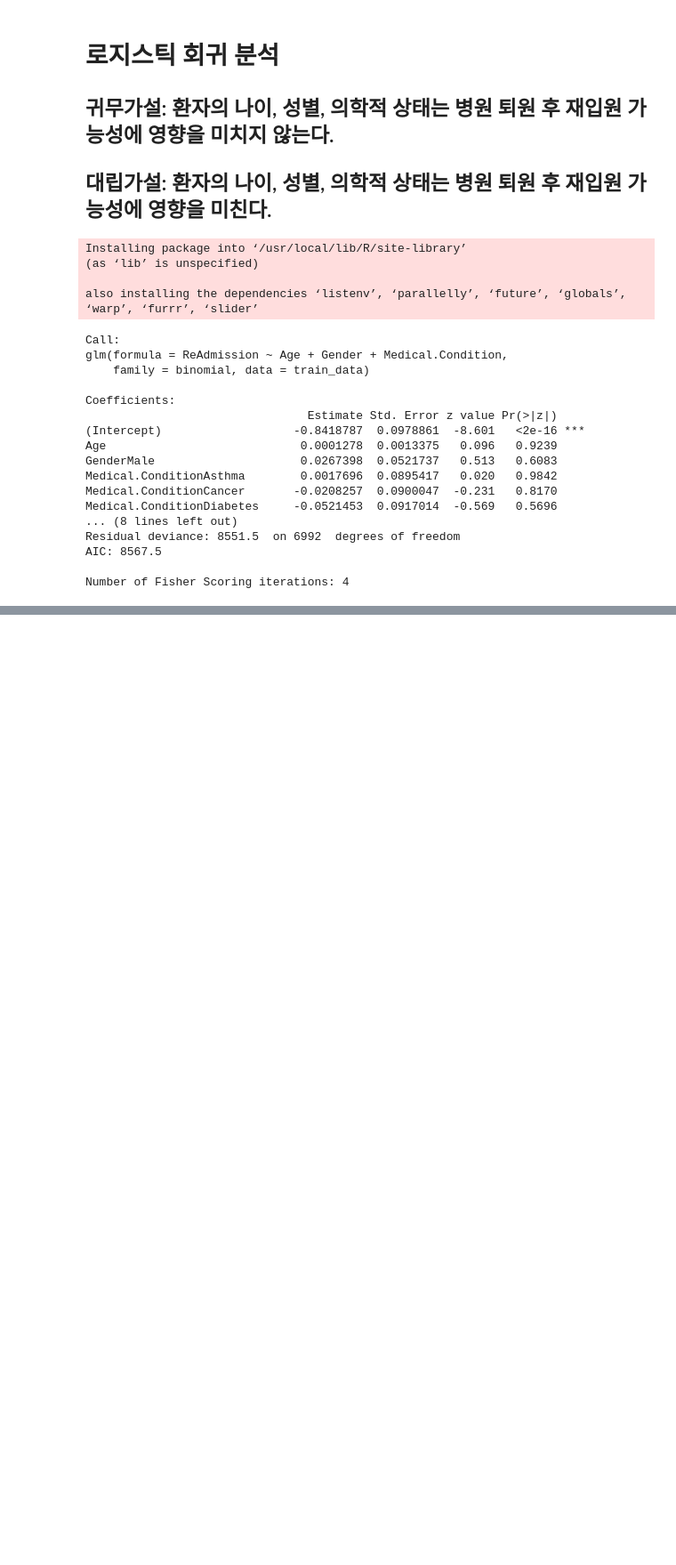
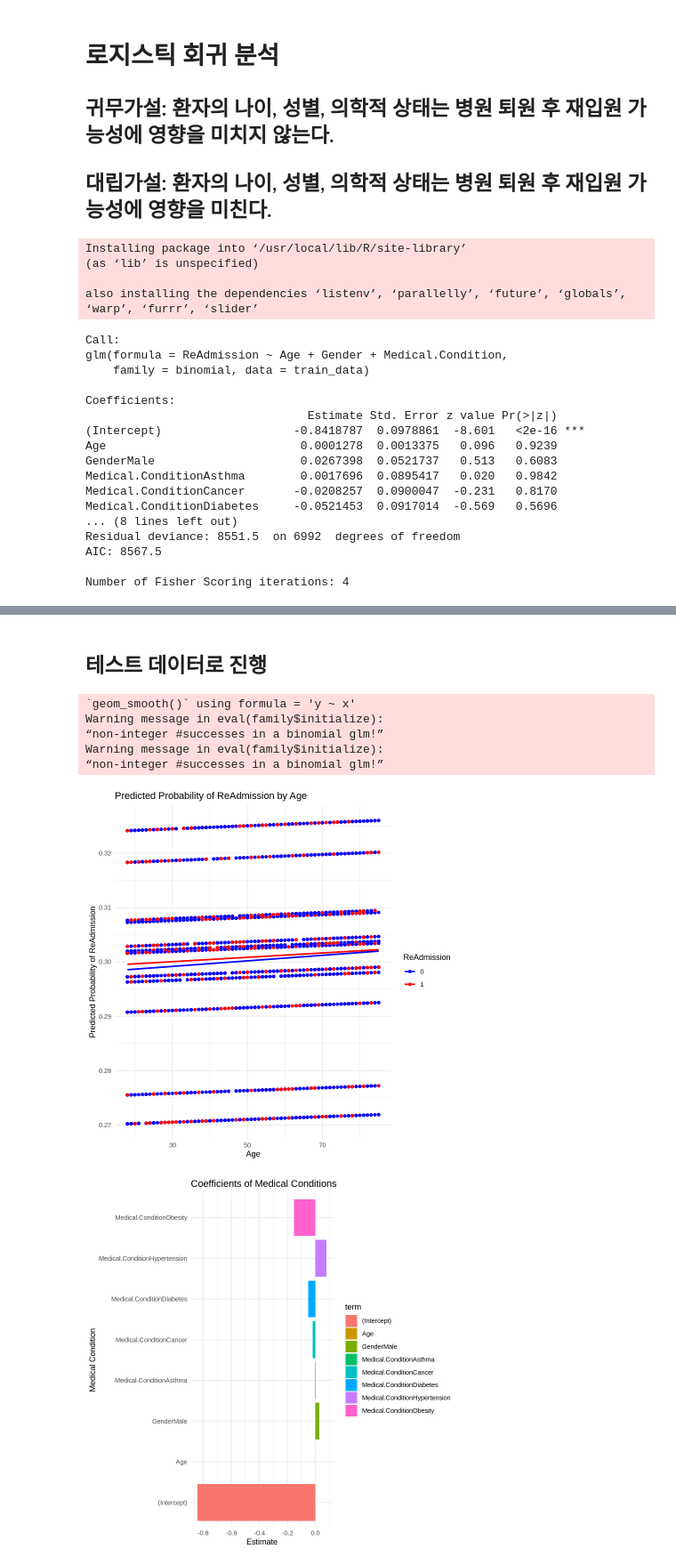
Before and after one commit to osohyun0224/BigData-Final-Project, a Jupyter notebook: MedicalData_Analyze_Logistic.ipynb, the cells around one changed output, grey strips where cells are left out. Shown at 89% size. Drawn from its saved outputs; the diff is of its cells as text; code cells hidden in the pictures; blank space fills up the shorter version.

```diff
--- a/MedicalData_Analyze_Logistic.ipynb
+++ b/MedicalData_Analyze_Logistic.ipynb
@@ -127,0 +200,38 @@ Number of Fisher Scoring iterations: 4
+# %% [markdown]
+## 테스트 데이터로 진행
+# %%
+# ReAdmission을 팩터로 변환합니다.
+test_data$ReAdmission <- factor(test_data$ReAdmission)
+
+# 예측 확률을 계산합니다.
+test_data$predicted_prob <- predict(logistic_model, test_data, type = "response")
+
+# Age와 예측 확률에 대한 그래프를 그립니다.
+ggplot(test_data, aes(x = Age, y = predicted_prob, color = ReAdmission)) +
+  geom_point() +
+  geom_smooth(method = "glm", method.args = list(family = "binomial"), se = FALSE, aes(y = predicted_prob)) +
+  scale_color_manual(values = c("blue", "red")) +
+  labs(title = "Predicted Probability of ReAdmission by Age",
+       x = "Age",
+       y = "Predicted Probability of ReAdmission") +
+  theme_minimal()
+
+# 모델의 계수를 데이터 프레임으로 변환합니다.
+coef_df <- broom::tidy(logistic_model)
+
+# Medical Conditions 계수에 대한 바 그래프를 그립니다.
+ggplot(coef_df, aes(x = term, y = estimate)) +
+  geom_bar(stat = "identity", aes(fill = term)) +
+  coord_flip() + # x 축과 y 축을 뒤집습니다.
+  labs(title = "Coefficients of Medical Conditions",
+       x = "Medical Condition",
+       y = "Estimate") +
+  theme_minimal()
+# %% [output]
+`geom_smooth()` using formula = 'y ~ x'
+Warning message in eval(family$initialize):
+“non-integer #successes in a binomial glm!”
+Warning message in eval(family$initialize):
+“non-integer #successes in a binomial glm!”
+[figure, added]
+[figure, added]
```
Also changed, not shown: parts of 8 cells of this notebook.
